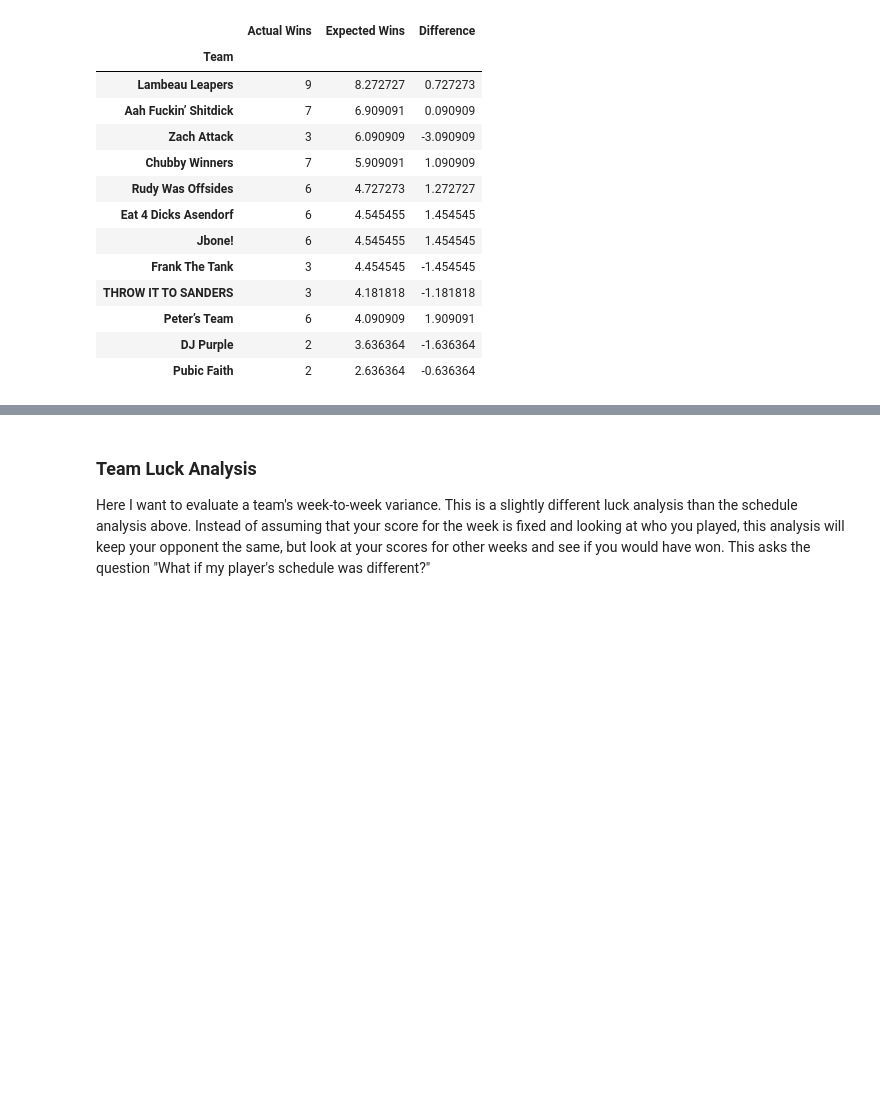
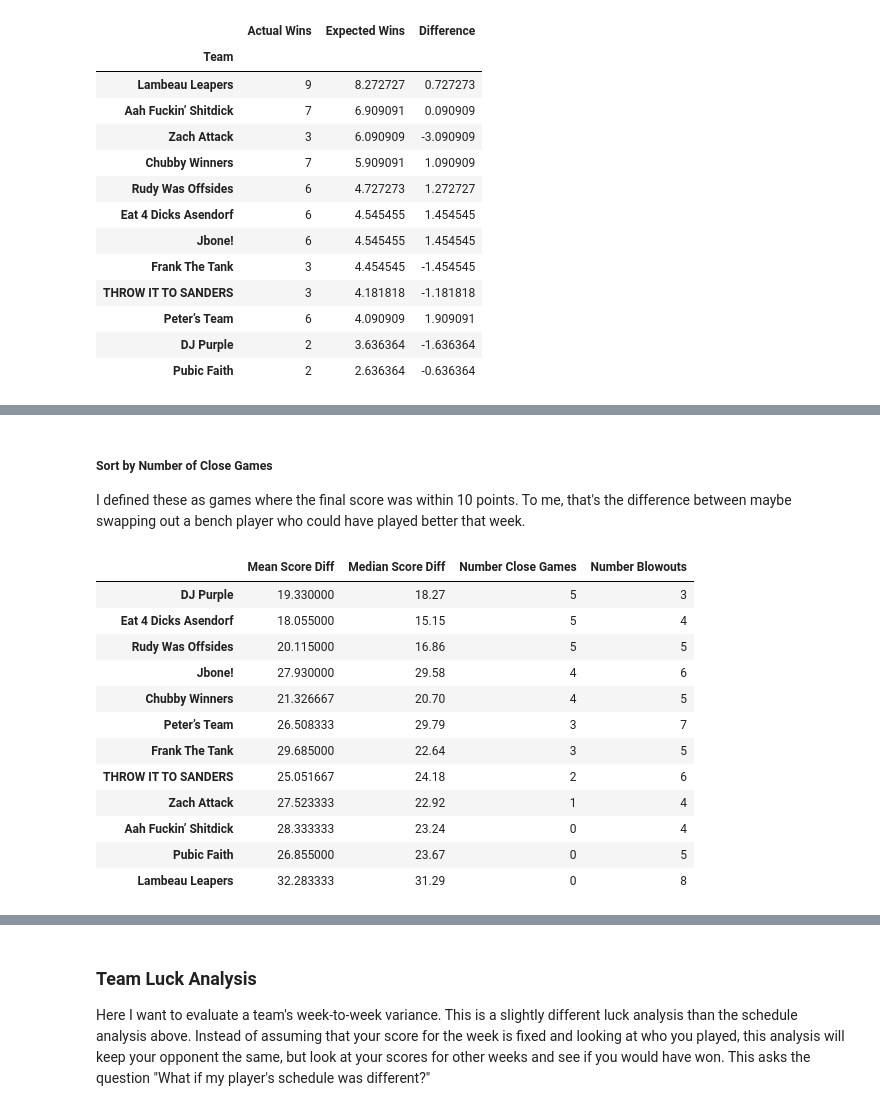
Before and after one commit to asendorf/fantasy_sports, a Jupyter notebook: fantasy_football/Fantasy Football Analysis.ipynb, the cells around one changed output, grey strips where cells are left out. Saved outputs shown, nothing was run; the diff lists cells and outputs as text; code cells hidden in the pictures; blank space fills up the shorter version.

```diff
--- a/fantasy_football/Fantasy Football Analysis.ipynb
+++ b/fantasy_football/Fantasy Football Analysis.ipynb
@@ -156,0 +229,20 @@ weekly_luck.sort_values(by=['Expected Wins'], ascending=False)
+# %% [markdown]
+##### Sort by Number of Close Games
+
+I defined these as games where the final score was within 10 points. To me, that's the difference between maybe swapping out a bench player who could have played better that week.
+# %%
+exc_df.sort_values(by=['Number Close Games'], ascending=False)
+# %% [output]
+|  | Mean Score Diff | Median Score Diff | Number Close Games | Number Blowouts |
+| DJ Purple | 19.330000 | 18.27 | 5 | 3 |
+| Eat 4 Dicks Asendorf | 18.055000 | 15.15 | 5 | 4 |
+| Rudy Was Offsides | 20.115000 | 16.86 | 5 | 5 |
+| Jbone! | 27.930000 | 29.58 | 4 | 6 |
+| Chubby Winners | 21.326667 | 20.70 | 4 | 5 |
+| Peter’s Team | 26.508333 | 29.79 | 3 | 7 |
+| Frank The Tank | 29.685000 | 22.64 | 3 | 5 |
+| THROW IT TO SANDERS | 25.051667 | 24.18 | 2 | 6 |
+| Zach Attack | 27.523333 | 22.92 | 1 | 4 |
+| Aah Fuckin’ Shitdick | 28.333333 | 23.24 | 0 | 4 |
+| Pubic Faith | 26.855000 | 23.67 | 0 | 5 |
+| Lambeau Leapers | 32.283333 | 31.29 | 0 | 8 |
```
Also changed, not shown: parts of 9 cells of this notebook, 2 other files.
